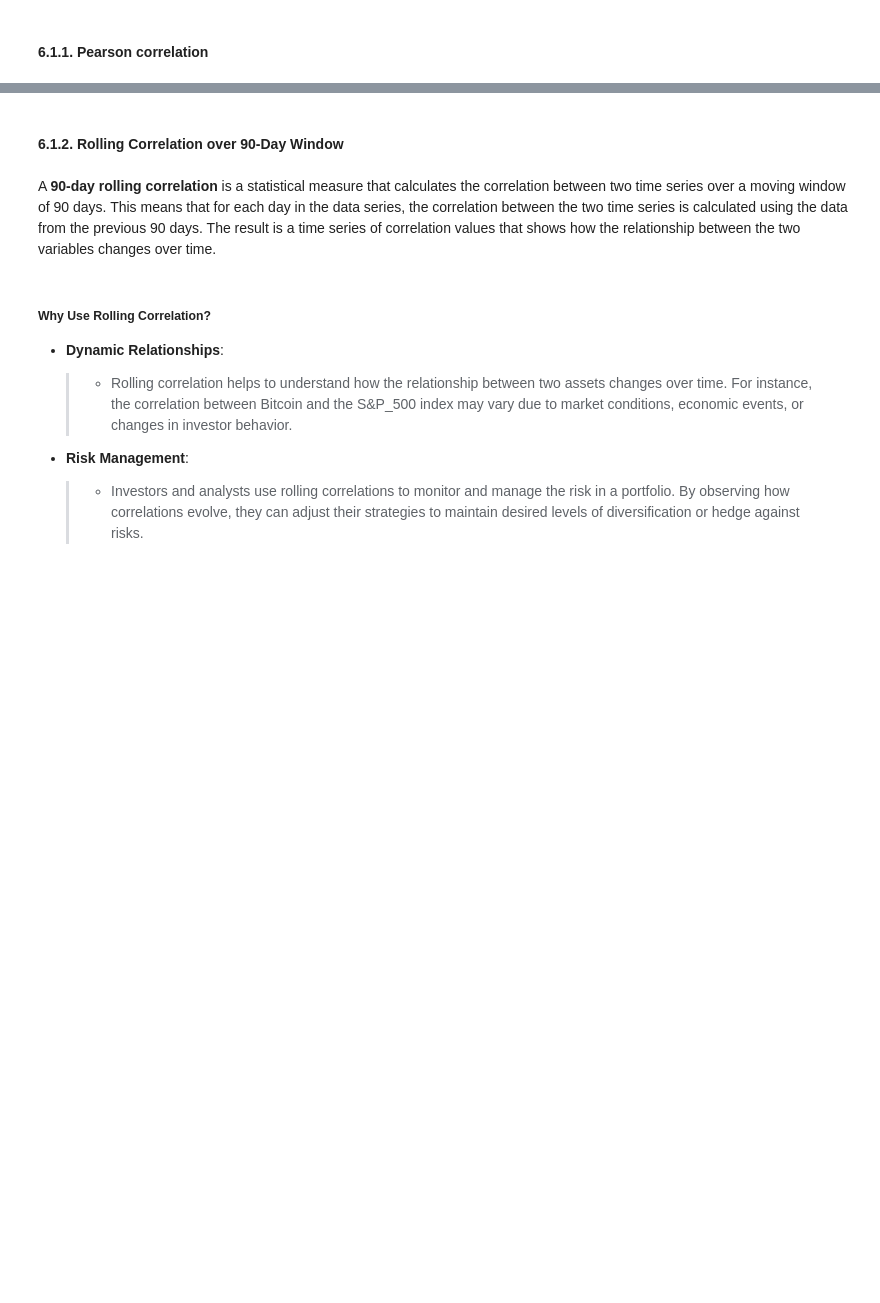
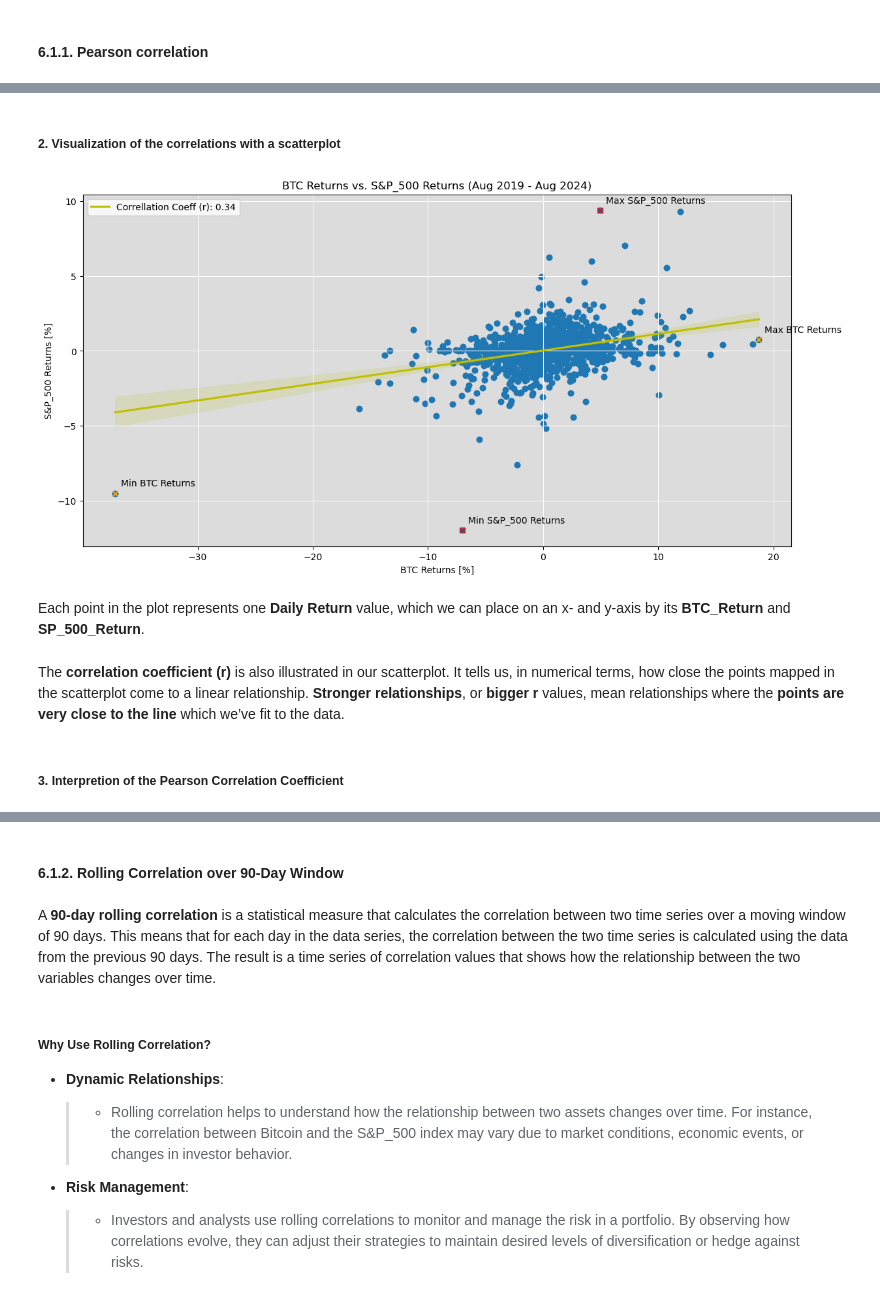
Before and after one commit to kostadinlambov/Bitcoin-and-Stock-Market-Correlation, a Jupyter notebook: Notebook/Bitcoin_and_Stock_Market_Correlation.ipynb, the cells around one changed output, grey strips where cells are left out. Saved outputs shown, nothing was run; the diff lists cells and outputs as text; code cells hidden in the pictures; blank space fills up the shorter version.

Commit message:
Added Correlation Results Discussion

```diff
--- a/Notebook/Bitcoin_and_Stock_Market_Correlation.ipynb
+++ b/Notebook/Bitcoin_and_Stock_Market_Correlation.ipynb
@@ -575,0 +588,4 @@ data_tidy[correlation_columns].corr("kendall")
+# %%
+correlation_columns = ["BTC_Return", "SP_500_Return"]
+corr_dataframe = data_tidy[correlation_columns].corr("pearson")
+corr_dataframe
@@ -575,0 +598,3 @@ data_tidy[correlation_columns].corr("kendall")
+# %%
+btc_sp_500_returns_corr_coeff = corr_dataframe["BTC_Return"].iloc[1]
+btc_sp_500_returns_corr_coeff
@@ -575,0 +610,20 @@ data_tidy[correlation_columns].corr("kendall")
+# %% [markdown]
+##### 2. Visualization of the correlations with a scatterplot
+# %%
+btc_returns = data_tidy.BTC_Return
+sp_500_returns = data_tidy.SP_500_Return
+title_corr_scatter_plot = 'BTC Returns vs. S&P_500 Returns (Aug 2019 - Aug 2024)'
+btc_labels_extrema = ["Max BTC Returns", "Min BTC Returns"]
+sp_500_labels_extrema = ["Max S&P_500 Returns", "Min S&P_500 Returns"]
+
+labels = ['BTC Returns [%]', 'S&P_500 Returns [%]']
+
+plot_corr_scatter(btc_returns, btc_labels_extrema, sp_500_returns, sp_500_labels_extrema, labels, title_corr_scatter_plot, btc_sp_500_returns_corr_coeff)
+# %% [output]
+[figure, added]
+# %% [markdown]
+Each point in the plot represents one **Daily Return** value, which we can place on an x- and y-axis by its **BTC_Return** and **SP_500_Return**.
+# %% [markdown]
+The **correlation coefficient (r)** is also illustrated in our scatterplot. It tells us, in numerical terms, how close the points mapped in the scatterplot come to a linear relationship. **Stronger relationships**, or **bigger r** values, mean relationships where the **points are very close to the line** which we’ve fit to the data.
+# %% [markdown]
+##### 3. **Interpretion of the Pearson Correlation Coefficient**
```
Also changed, not shown: parts of 34 cells of this notebook, 3 other files.
